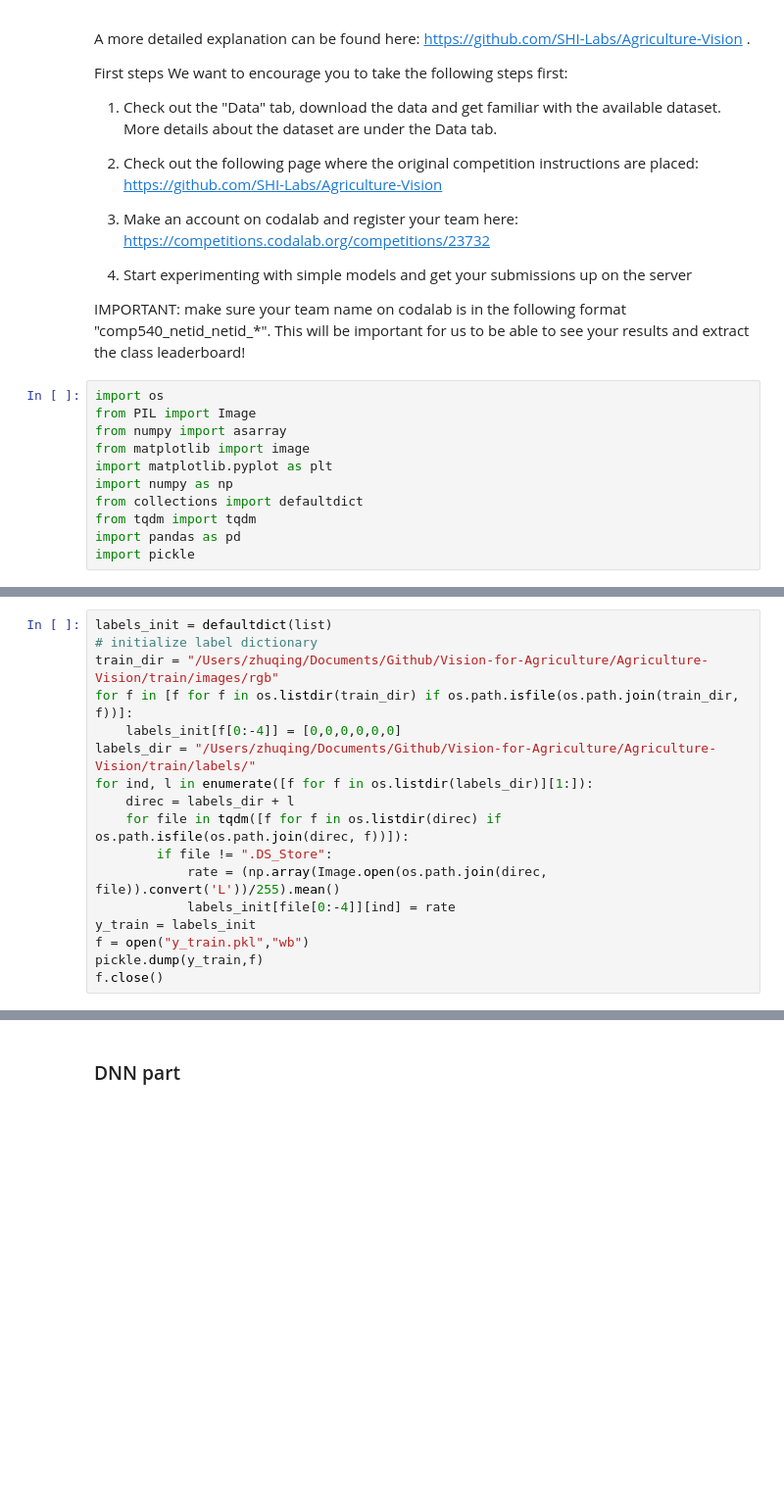
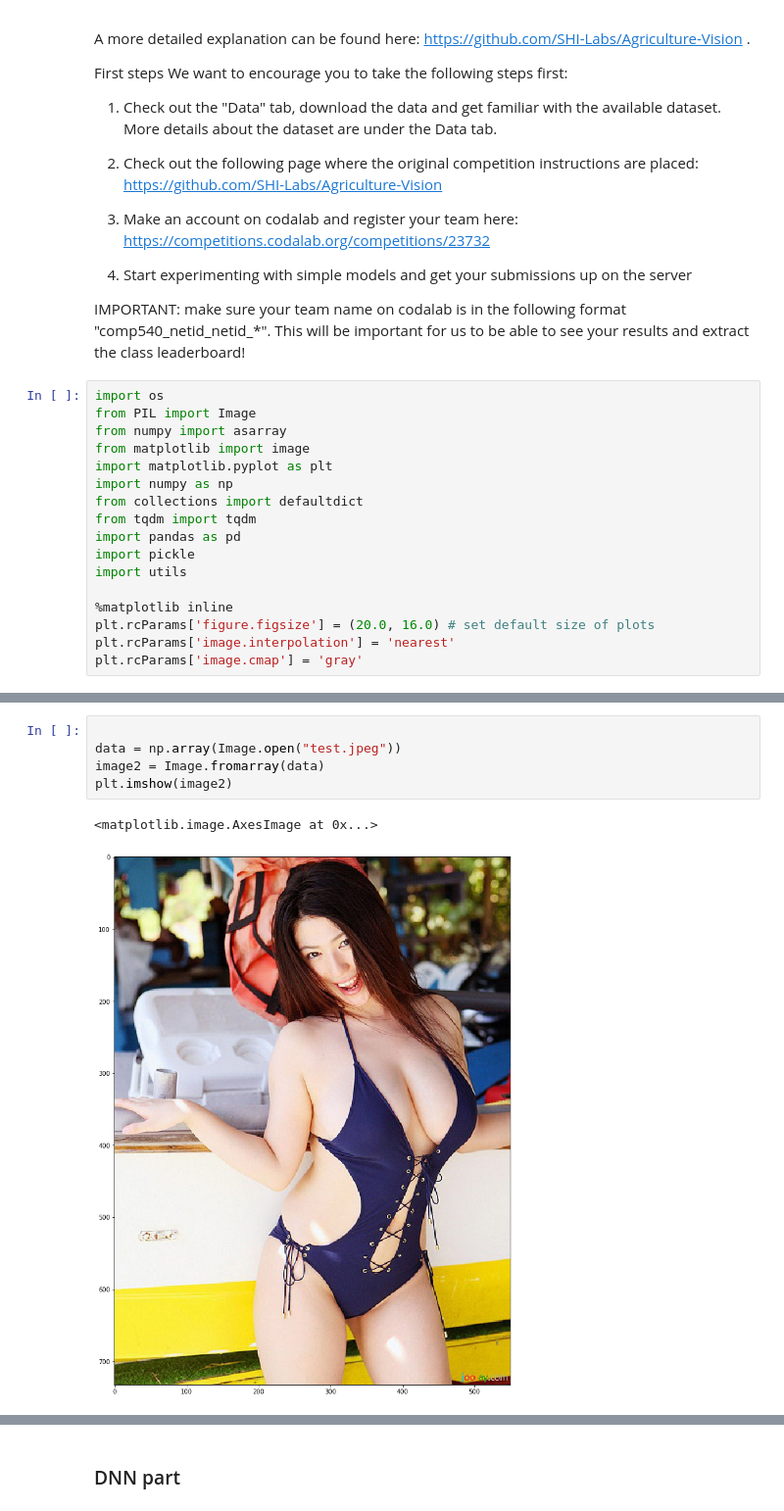
Before and after one commit to ZhuqingZhang0422/Vision-for-Agriculture, a Jupyter notebook: Vision-for-Agriculture.ipynb, the cells around one changed output, grey strips where cells are left out. Shown at 98% size. Saved outputs shown, nothing was run; the diff lists cells and outputs as text; blank space fills up the shorter version.

```diff
--- a/Vision-for-Agriculture.ipynb
+++ b/Vision-for-Agriculture.ipynb
@@ -81,3 +81,9 @@ from collections import defaultdict
 from tqdm import tqdm
 import pandas as pd
 import pickle
+import utils
+
+%matplotlib inline
+plt.rcParams['figure.figsize'] = (20.0, 16.0) # set default size of plots
+plt.rcParams['image.interpolation'] = 'nearest'
+plt.rcParams['image.cmap'] = 'gray'
@@ -112,17 +118,8 @@ IndexError: list assignment index out of range
-# %%
-labels_init = defaultdict(list)
-# initialize label dictionary
-train_dir = "/Users/zhuqing/Documents/Github/Vision-for-Agriculture/Agriculture-Vision/train/images/rgb"
-for f in [f for f in os.listdir(train_dir) if os.path.isfile(os.path.join(train_dir, f))]:
-    labels_init[f[0:-4]] = [0,0,0,0,0,0]
-labels_dir = "/Users/zhuqing/Documents/Github/Vision-for-Agriculture/Agriculture-Vision/train/labels/"
-for ind, l in enumerate([f for f in os.listdir(labels_dir)][1:]):
-    direc = labels_dir + l
-    for file in tqdm([f for f in os.listdir(direc) if os.path.isfile(os.path.join(direc, f))]):
-        if file != ".DS_Store":
-            rate = (np.array(Image.open(os.path.join(direc, file)).convert('L'))/255).mean()
-            labels_init[file[0:-4]][ind] = rate
-y_train = labels_init
-f = open("y_train.pkl","wb")
-pickle.dump(y_train,f)
-f.close()
+# %%
+
+data = np.array(Image.open("test.jpeg"))
+image2 = Image.fromarray(data)
+plt.imshow(image2)
+# %% [output]
+<matplotlib.image.AxesImage at 0x...>
+[figure, added]
```
Also changed, not shown: parts of 11 cells of this notebook, 8 other files.
